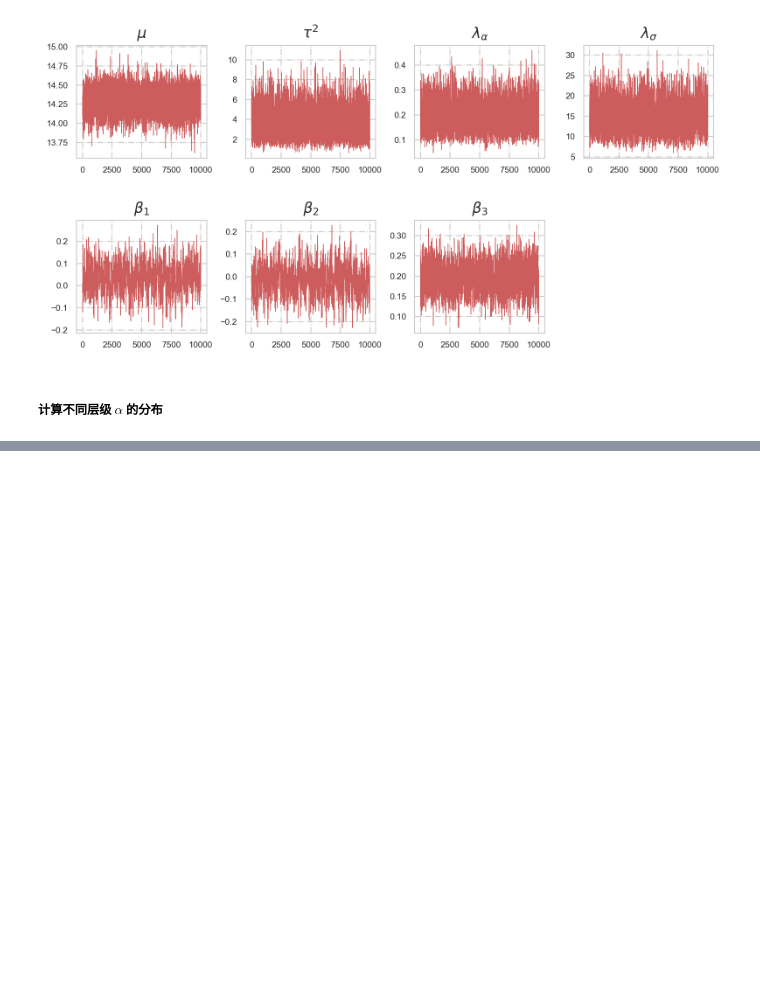
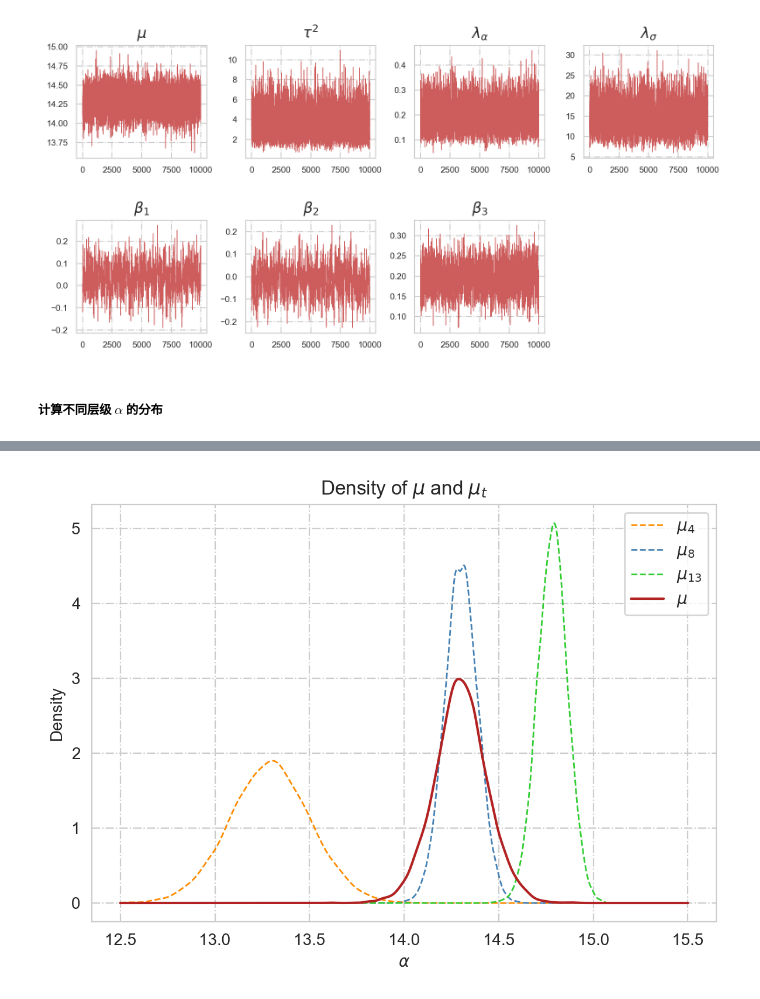
Before and after one commit to kxlkxl1999/HBMFMA, a Jupyter notebook: remote sensing/plot/plot_qinan.ipynb, the cells around one changed output, grey strips where cells are left out. Saved outputs shown, nothing was run; the diff lists cells and outputs as text; code cells hidden in the pictures; blank space fills up the shorter version.

```diff
--- a/remote sensing/plot/plot_qinan.ipynb
+++ b/remote sensing/plot/plot_qinan.ipynb
@@ -144,0 +143,38 @@ plt.show()
+# %%
+# 使用核密度估计来画后验样本的分布
+import numpy as np
+import matplotlib.pyplot as plt
+from scipy.stats import gaussian_kde
+# 生成一组随机数据
+path = 'para.csv'
+summaries = pd.read_csv(path).values
+# 使用高斯核密度估计函数估计数据的概率密度函数
+kde0 = gaussian_kde(summaries[:,1])
+kde3 = gaussian_kde(summaries[:,4])
+kde7 = gaussian_kde(summaries[:,8])
+kde12 = gaussian_kde(summaries[:,13])
+#生成一组在数据范围内的点
+x = np.linspace(start=12.5,stop=15.5,num=1000)
+
+plt.figure(dpi=200, figsize=(6, 4.5))
+#计算每个点的概率密度值
+yt4= kde3.pdf(x)
+yt8= kde7.pdf(x)
+yt13= kde12.pdf(x)
+yc= kde0.pdf(x)
+# 绘制高斯核密度估计图
+plt.plot(x, yt4, lw=1, label=r'$\mu_{4}$', zorder=1, color='darkorange', ls='--')
+plt.plot(x, yt8, lw=1, label=r'$\mu_{8}$', zorder=1, color='steelblue', ls='--')
+plt.plot(x, yt13, lw=1, label=r'$\mu_{13}$', zorder=1, color='limegreen', ls='--')
+plt.plot(x, yc, lw=1.5, label=r'$\mu$', zorder=1, color='firebrick')
+
+plt.title('Density of ' + r'$\mu$' + ' and ' + r'$\mu_{t}$')
+plt.xlabel(r'$\alpha$')  # x轴标题
+plt.ylabel('Density')  # y轴标题
+plt.grid(True, ls='-.')  # 绘制背景线
+plt.legend(loc='best')
+plt.tight_layout()
+plt.savefig('fig/density of alpha')
+plt.show()
+# %% [output]
+[figure, added]
```
Also changed, not shown: parts of 4 cells of this notebook, 1 other file.
